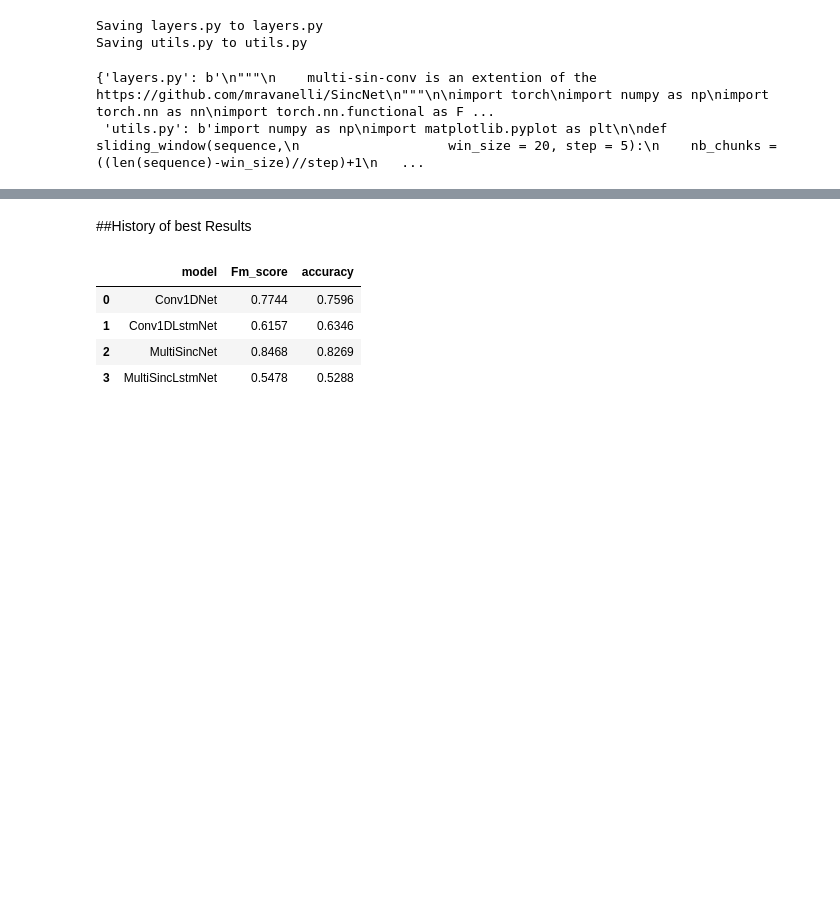
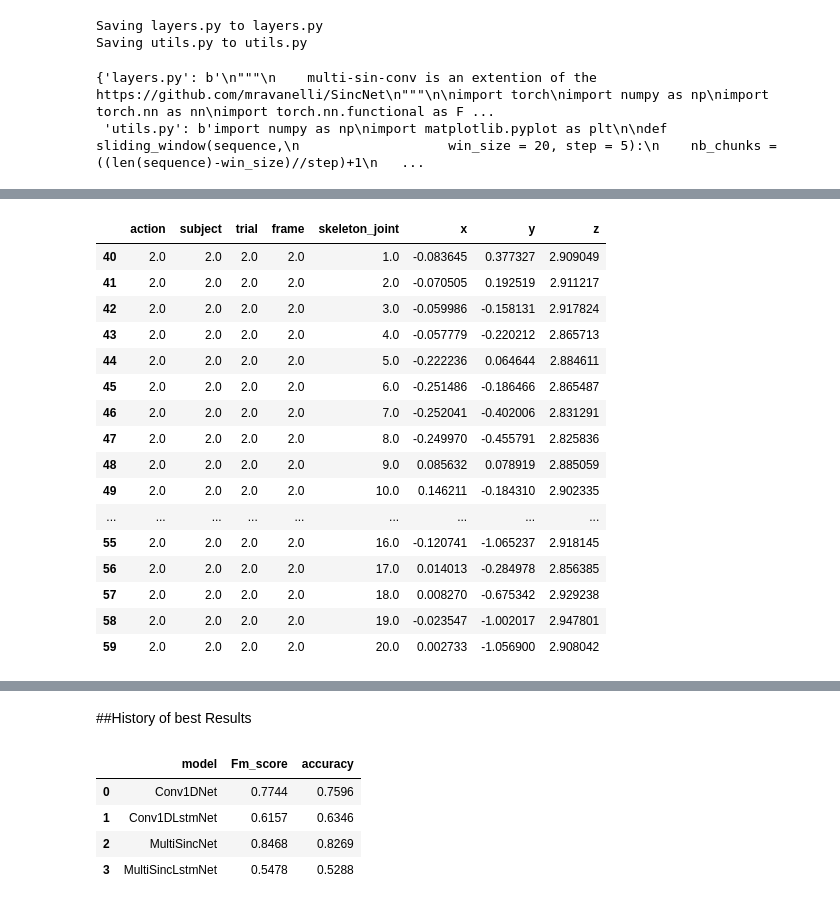
Before and after one commit to gogolgrind/skdl-sensors-har, a Jupyter notebook: uth_mhad.ipynb, the cells around one changed output, grey strips where cells are left out. Saved outputs shown, nothing was run; the diff lists cells and outputs as text; code cells hidden in the pictures; blank space fills up the shorter version.

```diff
--- a/uth_mhad.ipynb
+++ b/uth_mhad.ipynb
@@ -126,6 +122,27 @@ def transform_skeleton_data_to_df(action, subject, trial):
     df = pd.DataFrame(data)
     df.columns = ['action', 'subject', 'trial', 'frame', 'skeleton_joint', 'x', 'y', 'z']
     return df
+# %%
+df = transform_skeleton_data_to_df(2,2,2)
+df[df.frame==2.]
+# %% [output]
+|  | action | subject | trial | frame | skeleton_joint | x | y | z |
+| 40 | 2.0 | 2.0 | 2.0 | 2.0 | 1.0 | -0.083645 | 0.377327 | 2.909049 |
+| 41 | 2.0 | 2.0 | 2.0 | 2.0 | 2.0 | -0.070505 | 0.192519 | 2.911217 |
+| 42 | 2.0 | 2.0 | 2.0 | 2.0 | 3.0 | -0.059986 | -0.158131 | 2.917824 |
+| 43 | 2.0 | 2.0 | 2.0 | 2.0 | 4.0 | -0.057779 | -0.220212 | 2.865713 |
+| 44 | 2.0 | 2.0 | 2.0 | 2.0 | 5.0 | -0.222236 | 0.064644 | 2.884611 |
+| 45 | 2.0 | 2.0 | 2.0 | 2.0 | 6.0 | -0.251486 | -0.186466 | 2.865487 |
+| 46 | 2.0 | 2.0 | 2.0 | 2.0 | 7.0 | -0.252041 | -0.402006 | 2.831291 |
+| 47 | 2.0 | 2.0 | 2.0 | 2.0 | 8.0 | -0.249970 | -0.455791 | 2.825836 |
+| 48 | 2.0 | 2.0 | 2.0 | 2.0 | 9.0 | 0.085632 | 0.078919 | 2.885059 |
+| 49 | 2.0 | 2.0 | 2.0 | 2.0 | 10.0 | 0.146211 | -0.184310 | 2.902335 |
+| ... | ... | ... | ... | ... | ... | ... | ... | ... |
+| 55 | 2.0 | 2.0 | 2.0 | 2.0 | 16.0 | -0.120741 | -1.065237 | 2.918145 |
+| 56 | 2.0 | 2.0 | 2.0 | 2.0 | 17.0 | 0.014013 | -0.284978 | 2.856385 |
+| 57 | 2.0 | 2.0 | 2.0 | 2.0 | 18.0 | 0.008270 | -0.675342 | 2.929238 |
+| 58 | 2.0 | 2.0 | 2.0 | 2.0 | 19.0 | -0.023547 | -1.002017 | 2.947801 |
+| 59 | 2.0 | 2.0 | 2.0 | 2.0 | 20.0 | 0.002733 | -1.056900 | 2.908042 |
 # %%
 def change_data(frame):
     keys = np.array(frame['skeleton_joint'])
```
Also changed, not shown: parts of 13 cells of this notebook, 39 other files.
